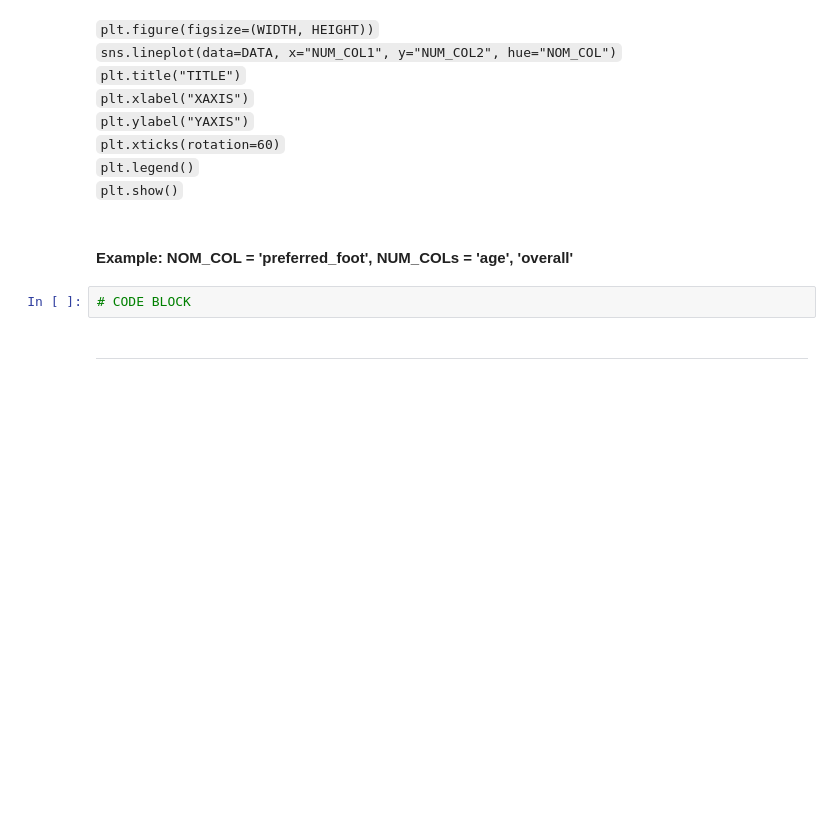
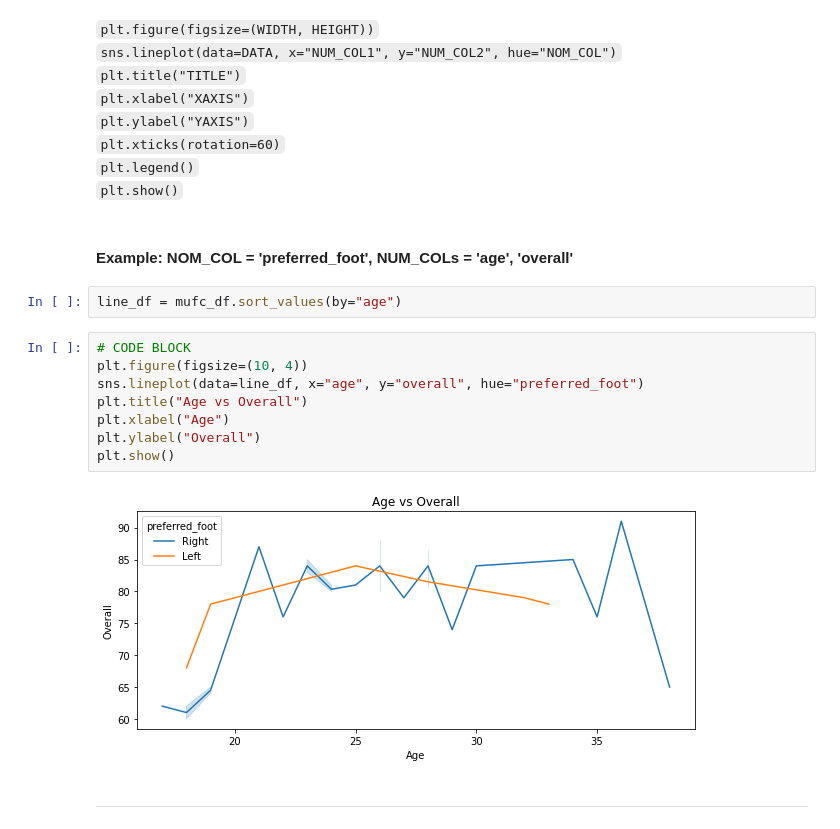
Before and after one commit to shounak8/youtube_notebooks, a Jupyter notebook: Data_Visualization/matplotlib_seaborn/seaborn_solved.ipynb, the cells around one changed output. Saved outputs shown, nothing was run; the diff lists cells and outputs as text; blank space fills up the shorter version.

```diff
--- a/Data_Visualization/matplotlib_seaborn/seaborn_solved.ipynb
+++ b/Data_Visualization/matplotlib_seaborn/seaborn_solved.ipynb
@@ -95,8 +120,18 @@ pairplot_list = ['overall', 'potential', 'value_eur', 'wage_eur', 'age', 'prefer
 `plt.show()`<BR><BR>
 
 #### Example: NOM_COL = 'preferred_foot', NUM_COLs = 'age', 'overall'
-# %%
-# CODE BLOCK
+# %%
+line_df = mufc_df.sort_values(by="age")
+# %%
+# CODE BLOCK
+plt.figure(figsize=(10, 4))
+sns.lineplot(data=line_df, x="age", y="overall", hue="preferred_foot")
+plt.title("Age vs Overall")
+plt.xlabel("Age")
+plt.ylabel("Overall")
+plt.show()
+# %% [output]
+[figure, added]
 # %% [markdown]
 ---
 # %% [markdown]
```
Also changed, not shown: parts of 19 cells of this notebook.
